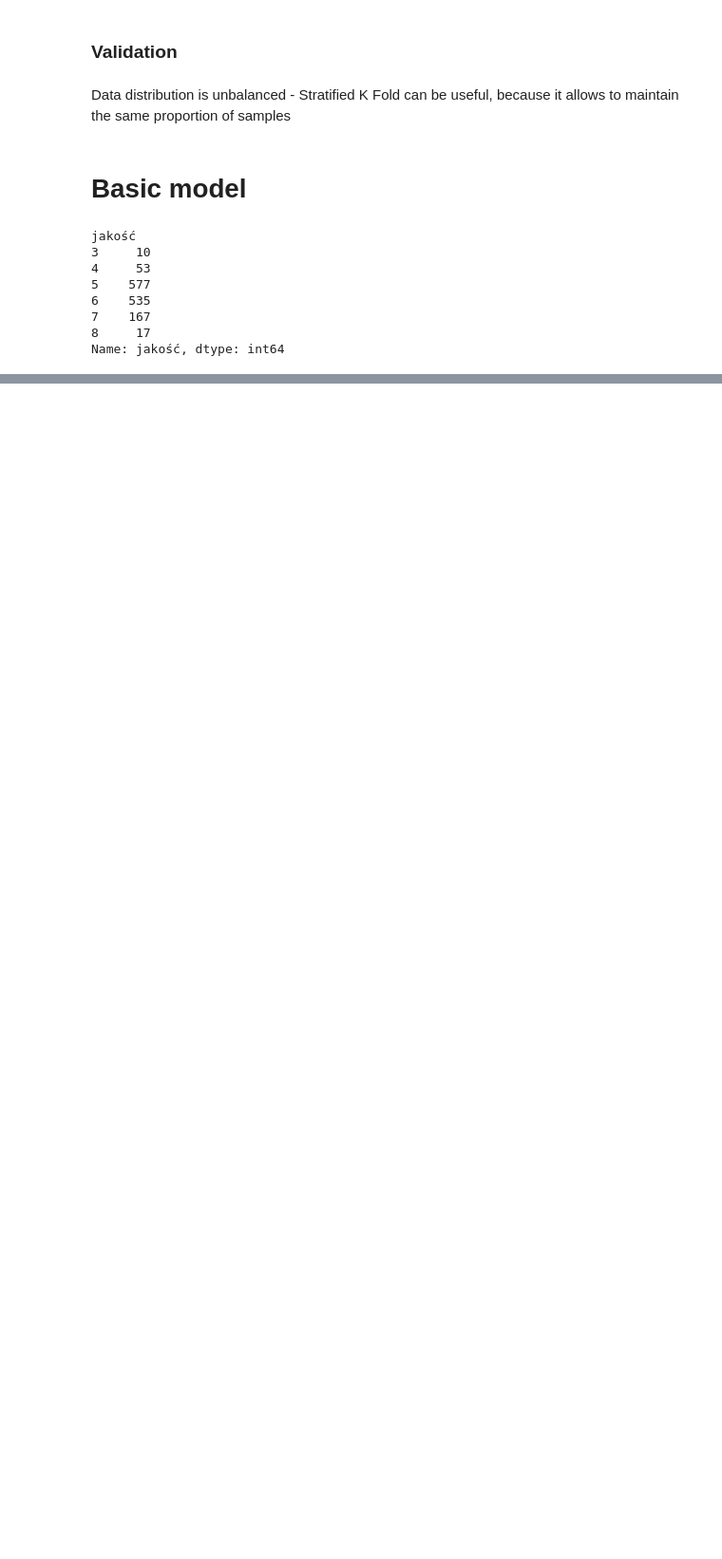
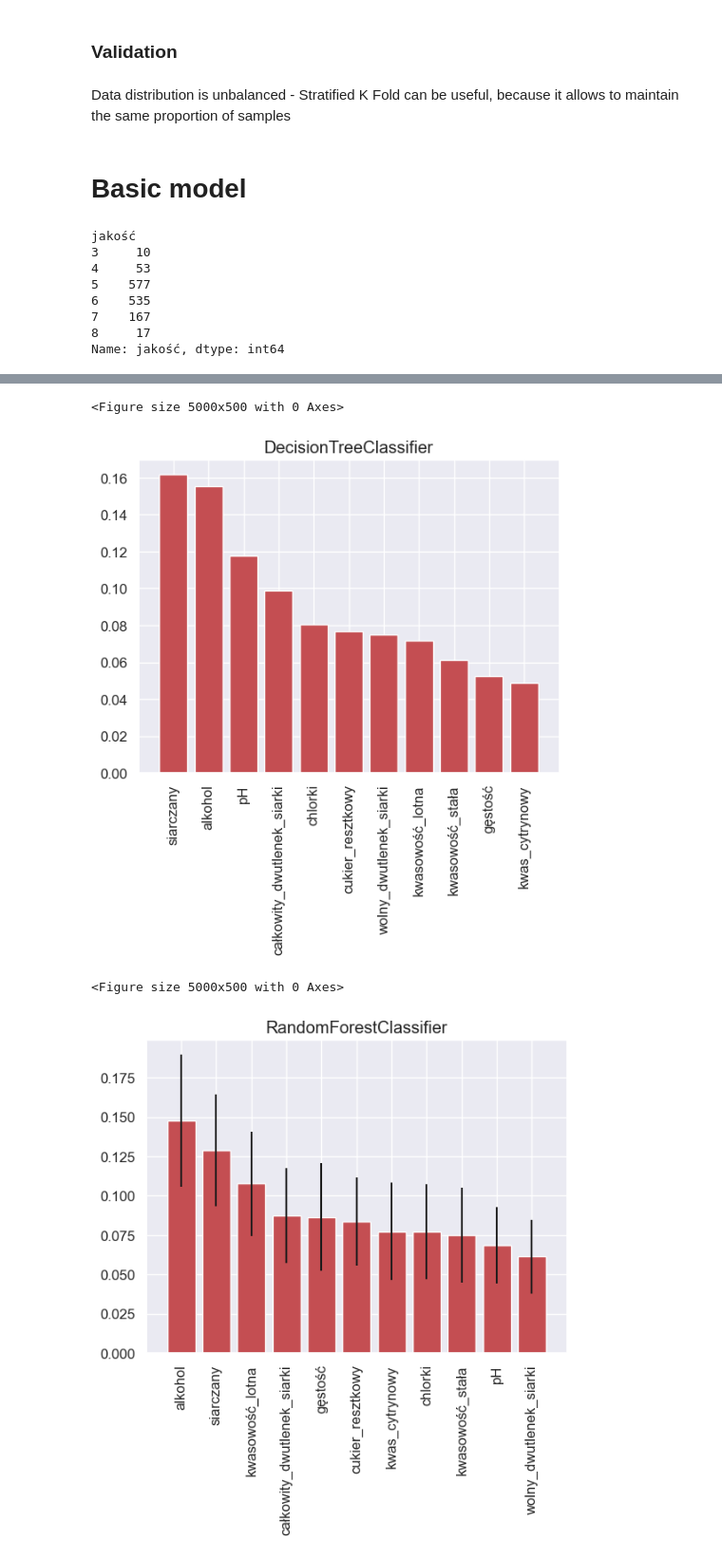
Before and after one commit to infoshareacademy/jdszr8-riva, a Jupyter notebook: WINES_ML/aron/wines_exploratory2.ipynb, the cells around one changed output, grey strips where cells are left out. Shown at 95% size. Cells and saved outputs as stored; diff of their text form; code cells hidden in the pictures; blank space fills up the shorter version.

```diff
--- a/WINES_ML/aron/wines_exploratory2.ipynb
+++ b/WINES_ML/aron/wines_exploratory2.ipynb
@@ -461,0 +528,11 @@ KNeighborsClassifier || fbeta: 1.00, f1: 1.00, recall: 1.00, precision: 1.00, ti
+# %%
+# feature importance for models based on trees
+for model in models[:3]:
+    figure = plt.figure(figsize=(50,5))
+    skplt.estimators.plot_feature_importances(model, feature_names=X.columns, title=type(model).__name__)
+    plt.xticks(rotation=90);
+# %% [output]
+<Figure size 5000x500 with 0 Axes>
+[figure, added]
+<Figure size 5000x500 with 0 Axes>
+[figure, added]
```
Also changed, not shown: parts of 21 cells of this notebook.
